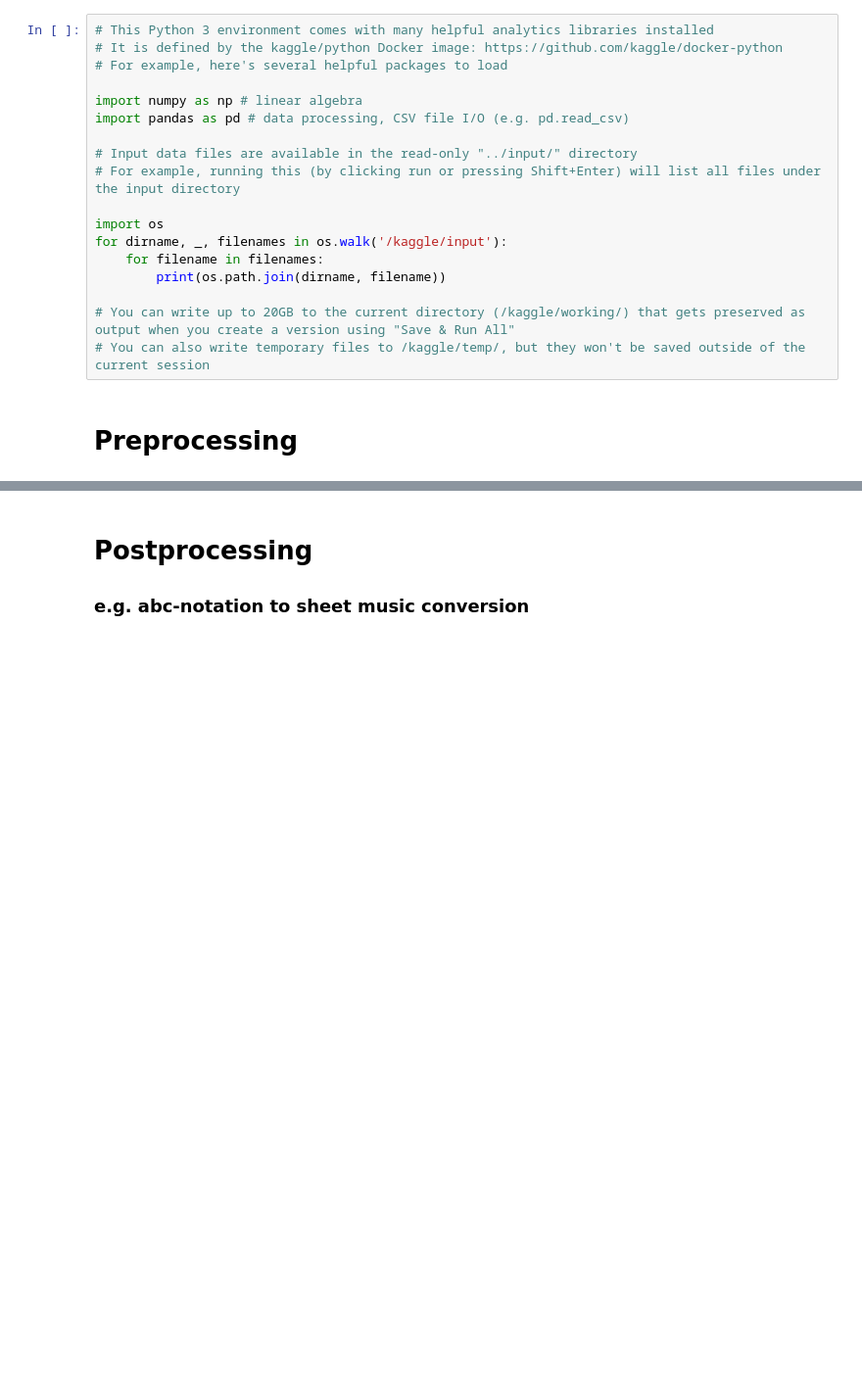
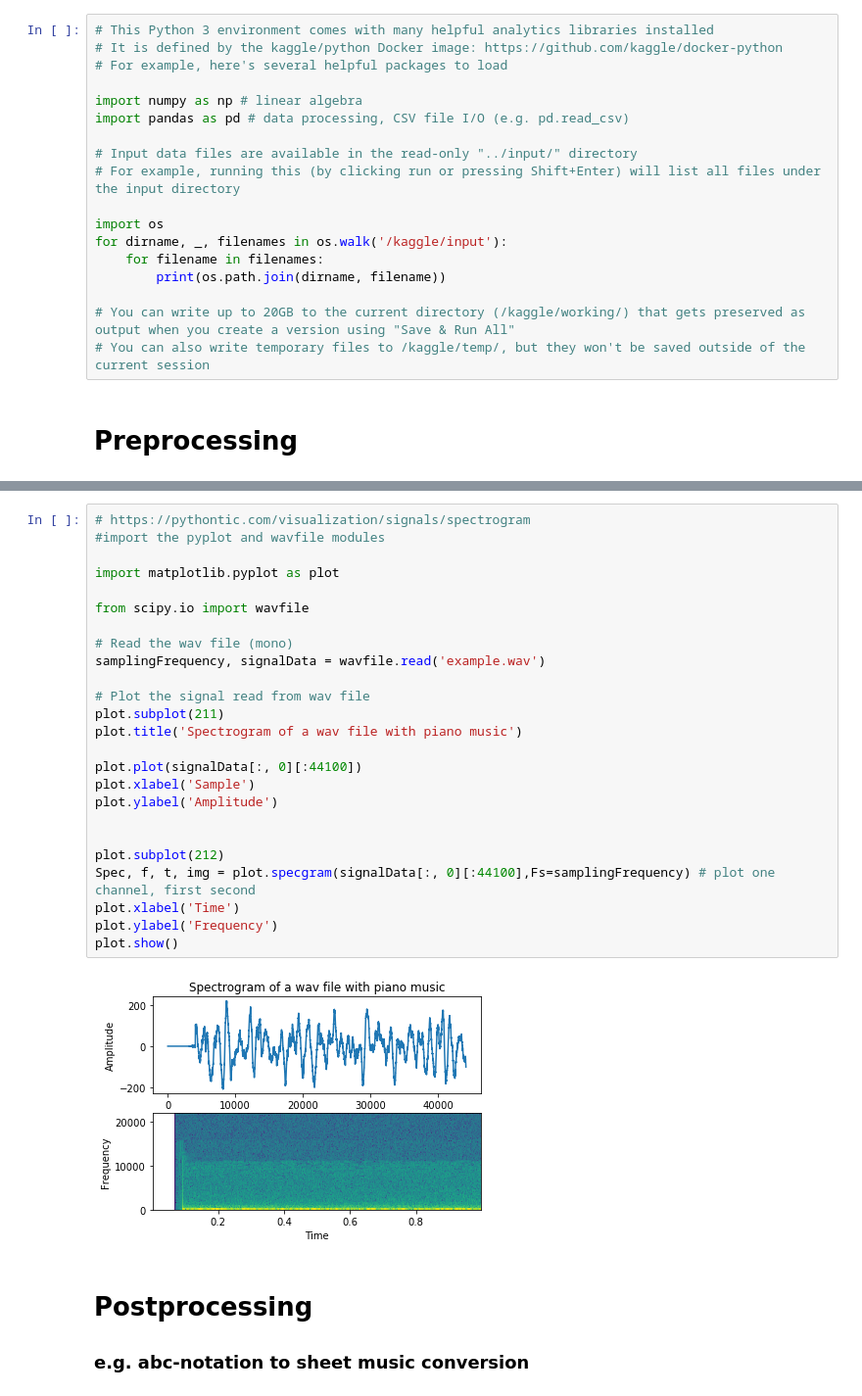
Before and after one commit to LVBrand/DAT5502021, a Jupyter notebook: dat550-2021-final-project.ipynb, the cells around one changed output, grey strips where cells are left out. Shown at 98% size. Drawn from its saved outputs; the diff is of its cells as text; blank space fills up the shorter version.

```diff
--- a/dat550-2021-final-project.ipynb
+++ b/dat550-2021-final-project.ipynb
@@ -90,3 +191,30 @@ from scipy import signal
+# %%
+# https://pythontic.com/visualization/signals/spectrogram
+#import the pyplot and wavfile modules
+
+import matplotlib.pyplot as plot
+
+from scipy.io import wavfile
+
+# Read the wav file (mono)
+samplingFrequency, signalData = wavfile.read('example.wav')
+
+# Plot the signal read from wav file
+plot.subplot(211)
+plot.title('Spectrogram of a wav file with piano music')
+
+plot.plot(signalData[:, 0][:44100])
+plot.xlabel('Sample')
+plot.ylabel('Amplitude')
+
+
+plot.subplot(212)
+Spec, f, t, img = plot.specgram(signalData[:, 0][:44100],Fs=samplingFrequency) # plot one channel, first second
+plot.xlabel('Time')
+plot.ylabel('Frequency')
+plot.show()
+# %% [output]
+[figure, added]
 # %% [markdown]
 # Postprocessing
 ### e.g. abc-notation to sheet music conversion
```
Also changed, not shown: parts of 19 cells of this notebook, 1 other file.
